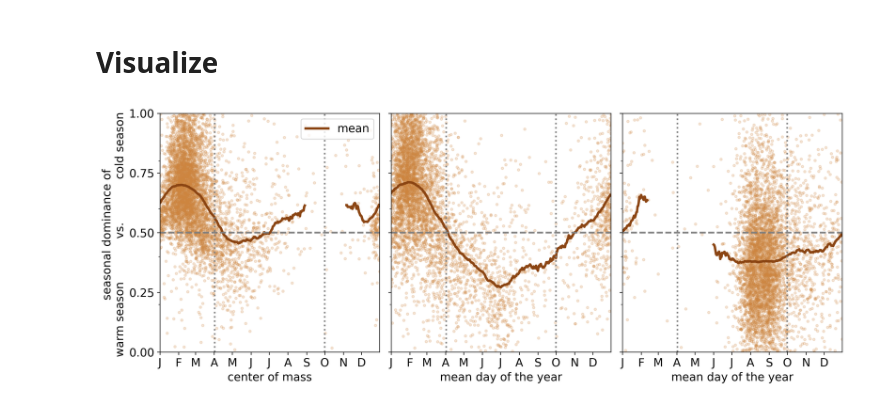
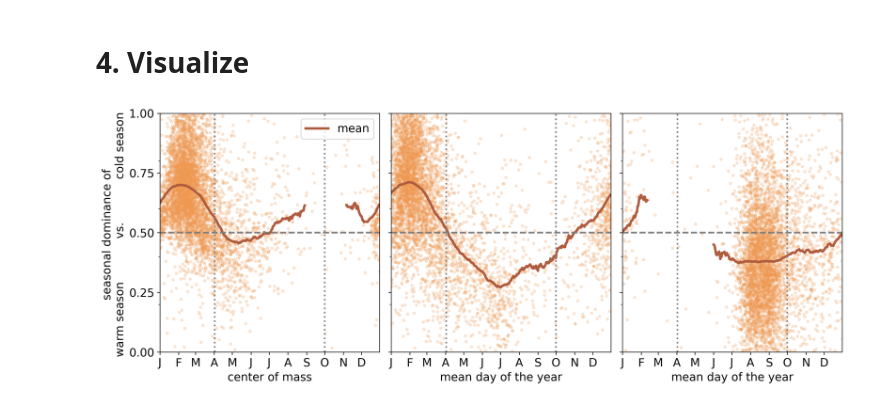
Before and after one commit to ALHemshornDeSanchez/streamflow_sensitivity_europe, a Jupyter notebook: notebooks/05_compare_q_seasonality_with_seasonal_elas.ipynb, the cells around one changed output. Drawn from its saved outputs; the diff is of its cells as text; code cells hidden in the pictures.

```diff
--- a/notebooks/05_compare_q_seasonality_with_seasonal_elas.ipynb
+++ b/notebooks/05_compare_q_seasonality_with_seasonal_elas.ipynb
@@ -64,4 +61,12 @@ seasonal_dominance_df = pd.read_csv(fp_stats/"result_gdf_seasonal_dominance.csv"
 directional_stats_df = pd.read_csv(fp_stats/"merged_df_DirectionalStats.csv")[['basin_id', 'Mean_Day', 'Date_R']]
 Qmax_df = pd.read_csv(fp_stats/"results_Qmax.csv").drop(columns=['result_x', 'result_y'])
 Qmin_df = pd.read_csv(fp_stats/"results_Qmin.csv").drop(columns=['result_x', 'result_y'])
+# %%
+# Set up colors
+color1 = "#B8D8DD" # Sky blue
+color2 = "#FEDBB5" # Sand
+color3 = "#324649" # Dark blue
+color4 = "#EF9850" # Honey
+color5 = "#AF5C3F" # Cinnamon
+colors = [color1, color2, color3, color4, color5]
 # %% [markdown]
@@ -146,7 +151,7 @@ for col_com_day, col_dom, col_smoothed_dom in zip(['Qmean_com_day', #Option 1: u
 # Convert to DataFrame
 smoothed_df = pd.DataFrame(smoothed)
 # %% [markdown]
-# Visualize
+# 4. Visualize
 # %%
 ft = 14
 # Set up the figure and axes
@@ -162,33 +167,33 @@ axes[0].set_ylabel('seasonal dominance of \n warm season            vs.
 for ax, smoothed_dom, com_day, dom in zip(axes,
                                           ['Qmean_smoothed_dominance','Qmax_smoothed_dominance', 'Qmin_smoothed_dominance'],
                                           ['Qmean_com_day', 'Qmax_com_day', 'Qmin_com_day'],
                                           ['QmeanPmean_dominance','QmaxPmean_dominance', 'QminPmean_dominance']
                                         ):
-    ax.plot(merged_df[com_day], merged_df[dom],'.', color='peru', alpha=0.2)
-    smoothed_df[smoothed_dom].plot(ax=ax, color='saddlebrown',linewidth=3, label='mean')
+    ax.plot(merged_df[com_day], merged_df[dom],'.', color=color4, alpha=0.2)
+    smoothed_df[smoothed_dom].plot(ax=ax, color=color5,linewidth=3, label='mean')
     ax.axhline(y=0.5, color='black', linestyle='--', linewidth=2)
 
     ax.axhline(y=0.5, color='gray', linestyle='--', linewidth=2)
     ax.axvline(x=92, color='gray', linestyle=':', linewidth=2)
     ax.axvline(x=274, color='gray', linestyle=':', linewidth=2)
     # Set the limits and labels
     ax.set_ylim(0, 1)
     ax.set_xlim(1, 365)
 
     # Set x-axis ticks to represent the start of each month
     ax.set_xticks(monthly_ticks, monthly_labels)
     ax.set_yticks([0,0.25,0.5,0.75,1.0])
     ax.tick_params(labelsize=ft)
 
 axes[0].legend(loc='upper right', fontsize=ft)
 axes[0].set_xlabel('center of mass', fontsize=ft)
 axes[1].set_xlabel('mean day of the year', fontsize=ft)
 axes[2].set_xlabel('mean day of the year', fontsize=ft)
 
 plt.tight_layout()
 plt.savefig(fp_figures/"03_sensitivities/02_seasonal/seasonality/A-OCT_center-of-mass_vs_seasonal-dominance_with-scatter.png", dpi=300, bbox_inches='tight')
 plt.savefig(fp_figures/"03_sensitivities/02_seasonal/seasonality/A-OCT_center-of-mass_vs_seasonal-dominance_with-scatter.pdf", bbox_inches='tight')
 
 plt.show()
 # %% [output]
-[figure, old version]
+[figure, new version]
```
Also changed, not shown: parts of 5 cells of this notebook, 4 other files.
